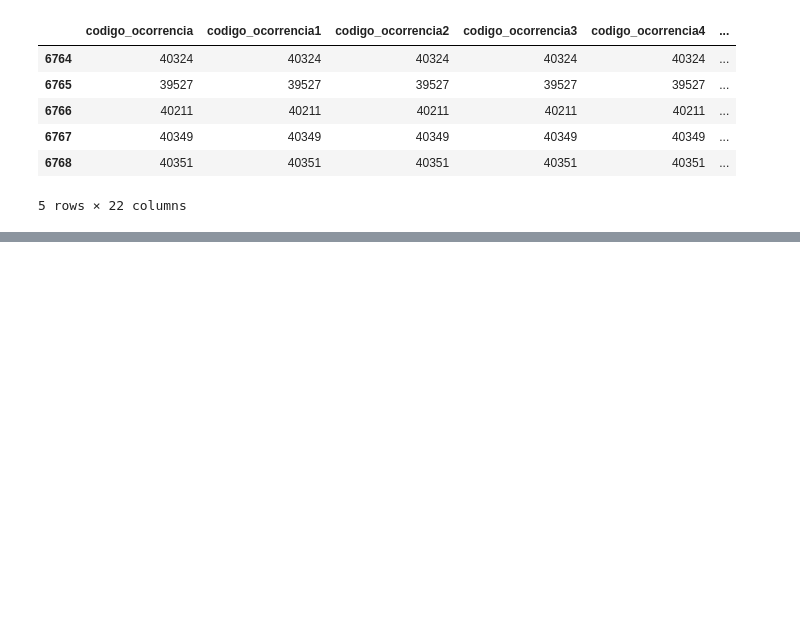
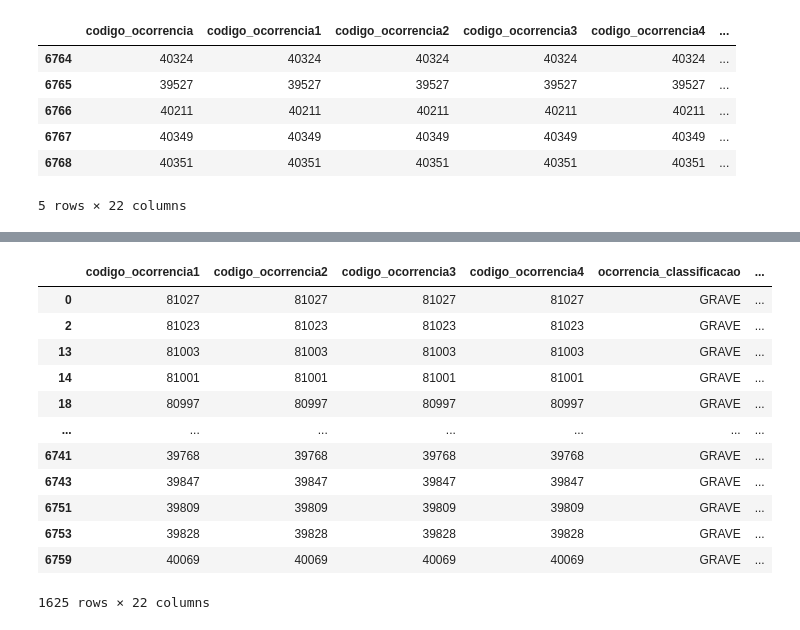
Before and after one commit to Jacqueline-dev/projetoETL, a Jupyter notebook: limpeza.ipynb, the cells around one changed output, grey strips where cells are left out. Cells and saved outputs as stored; diff of their text form; code cells hidden in the pictures; blank space fills up the shorter version.

```diff
--- a/limpeza.ipynb
+++ b/limpeza.ipynb
@@ -15,0 +171,16 @@ df.tail(5)
+# %%
+df.loc[df.ocorrencia_uf == 'SP']
+# %% [output]
+|  | codigo_ocorrencia1 | codigo_ocorrencia2 | codigo_ocorrencia3 | codigo_ocorrencia4 | ocorrencia_classificacao | ... |
+| 0 | 81027 | 81027 | 81027 | 81027 | GRAVE | ... |
+| 2 | 81023 | 81023 | 81023 | 81023 | GRAVE | ... |
+| 13 | 81003 | 81003 | 81003 | 81003 | GRAVE | ... |
+| 14 | 81001 | 81001 | 81001 | 81001 | GRAVE | ... |
+| 18 | 80997 | 80997 | 80997 | 80997 | GRAVE | ... |
+| ... | ... | ... | ... | ... | ... | ... |
+| 6741 | 39768 | 39768 | 39768 | 39768 | GRAVE | ... |
+| 6743 | 39847 | 39847 | 39847 | 39847 | GRAVE | ... |
+| 6751 | 39809 | 39809 | 39809 | 39809 | GRAVE | ... |
+| 6753 | 39828 | 39828 | 39828 | 39828 | GRAVE | ... |
+| 6759 | 40069 | 40069 | 40069 | 40069 | GRAVE | ... |
+1625 rows × 22 columns
```
Also changed, not shown: parts of 45 cells of this notebook.
